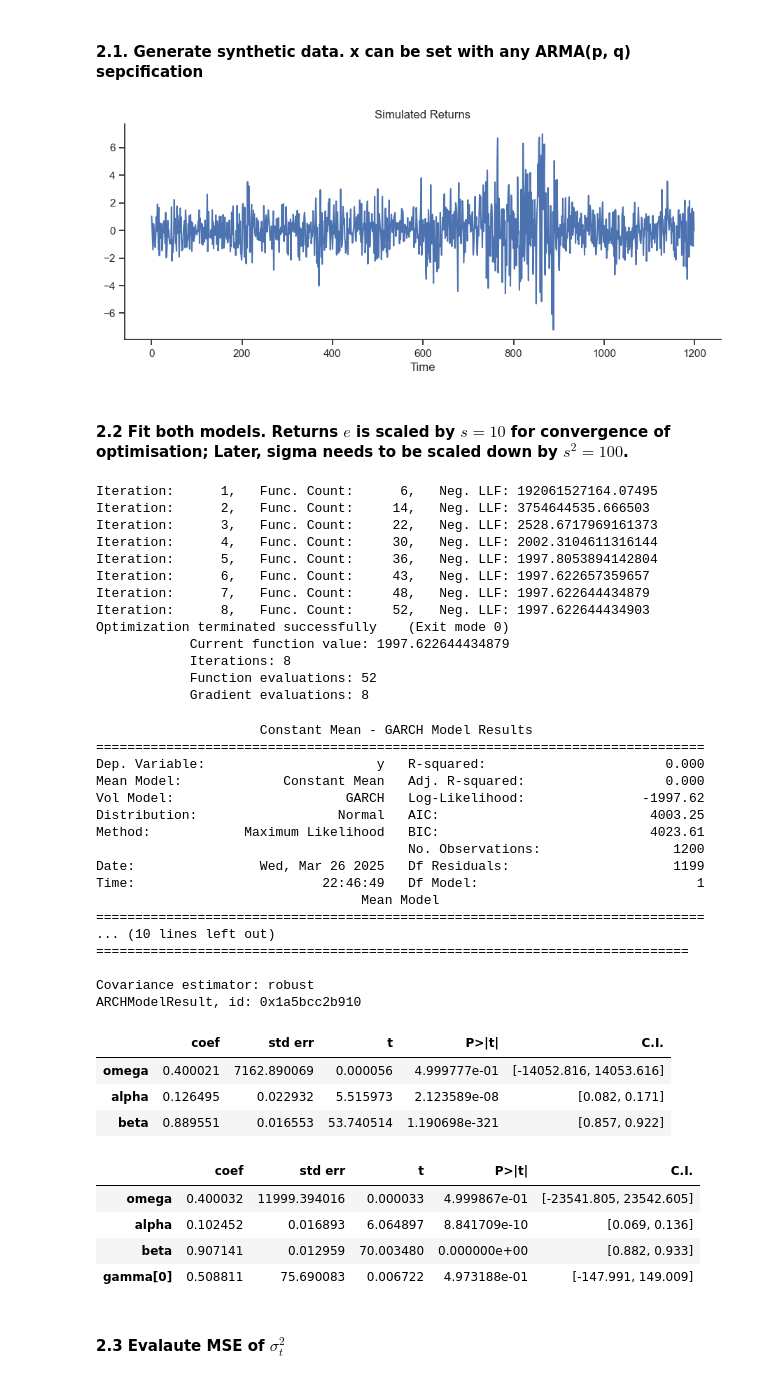
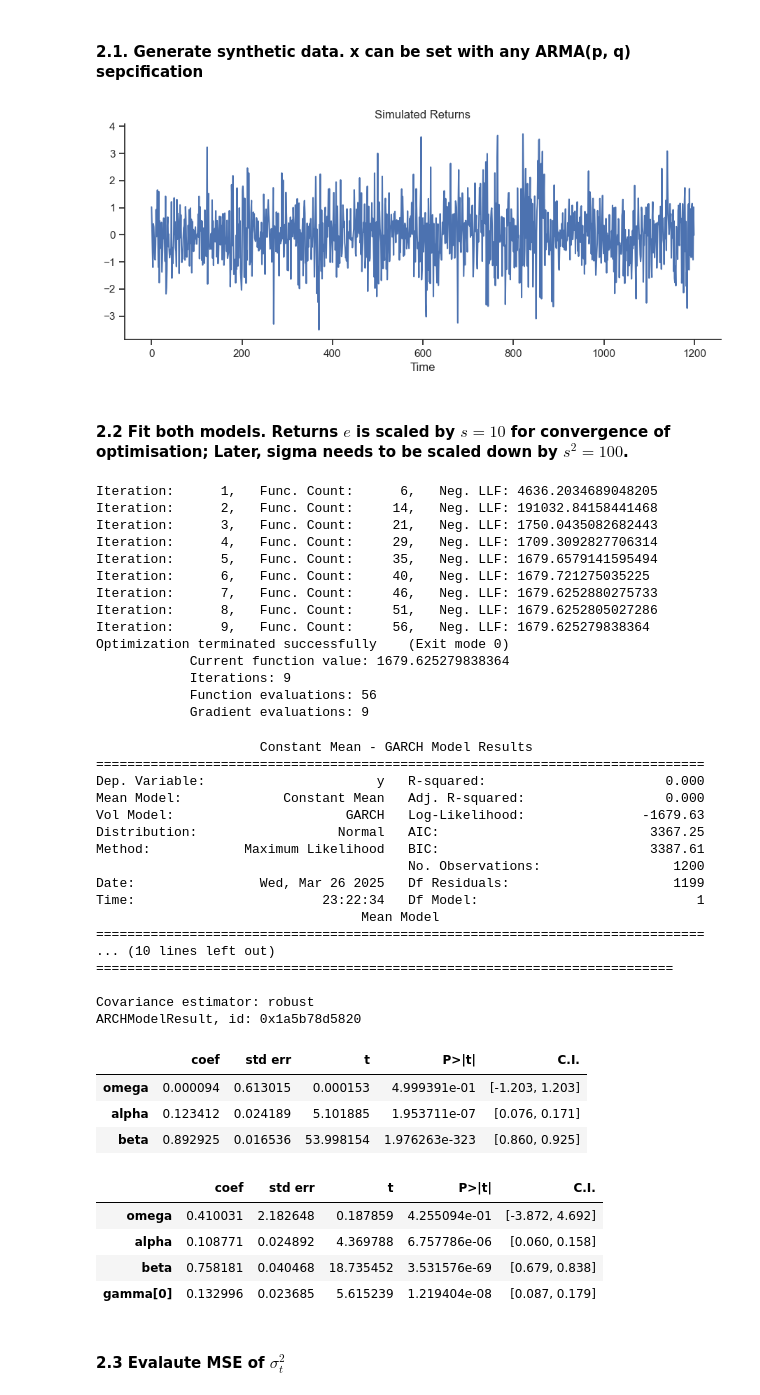
Before and after one commit to hwh1771/sentiment-analysis-volatility-forecasting, a Jupyter notebook: notebooks/05_simumlation_study.ipynb, the cells around one changed output. Saved outputs shown, nothing was run; the diff lists cells and outputs as text; code cells hidden in the pictures.

```diff
--- a/notebooks/05_simumlation_study.ipynb
+++ b/notebooks/05_simumlation_study.ipynb
@@ -91,9 +91,9 @@ T = 1200
 
 # Generate exo
 np.random.seed(19)
-x = generate_ARMA_data([0.4], [], T)
+x = generate_ARMA_data([0], [], T)
 
-params = (0.000471, 0.0633, 0.913, 0.0210) # (omega, alpha, beta, gamma)
+params = (0.000471, 0.0633, 0.803, 0.110) # (omega, alpha, beta, gamma)
 e, sigma2 = generate_GARCH_data(*params, T, x)
 # %%
 f, axs = plt.subplots(figsize=(11, 4))
@@ -102,64 +102,65 @@ plt.xlabel('Time')
 plt.title('Simulated Returns')
 plt.show()
 # %% [output]
-[figure, old version]
+[figure, new version]
 # %% [markdown]
 #### 2.2 Fit both models. Returns $e$ is scaled by $s=10$ for convergence of optimisation; Later, sigma needs to be scaled down by $s^2=100$.
 # %%
 arch_model(y=e, p=1, q=1).fit()
 # %% [output]
-Iteration:      1,   Func. Count:      6,   Neg. LLF: 192061527164.07495
-Iteration:      2,   Func. Count:     14,   Neg. LLF: 3754644535.666503
-Iteration:      3,   Func. Count:     22,   Neg. LLF: 2528.6717969161373
-Iteration:      4,   Func. Count:     30,   Neg. LLF: 2002.3104611316144
-Iteration:      5,   Func. Count:     36,   Neg. LLF: 1997.8053894142804
-Iteration:      6,   Func. Count:     43,   Neg. LLF: 1997.622657359657
-Iteration:      7,   Func. Count:     48,   Neg. LLF: 1997.622644434879
-Iteration:      8,   Func. Count:     52,   Neg. LLF: 1997.622644434903
+Iteration:      1,   Func. Count:      6,   Neg. LLF: 4636.2034689048205
+Iteration:      2,   Func. Count:     14,   Neg. LLF: 191032.84158441468
+Iteration:      3,   Func. Count:     21,   Neg. LLF: 1750.0435082682443
+Iteration:      4,   Func. Count:     29,   Neg. LLF: 1709.3092827706314
+Iteration:      5,   Func. Count:     35,   Neg. LLF: 1679.6579141595494
+Iteration:      6,   Func. Count:     40,   Neg. LLF: 1679.721275035225
+Iteration:      7,   Func. Count:     46,   Neg. LLF: 1679.6252880275733
+Iteration:      8,   Func. Count:     51,   Neg. LLF: 1679.6252805027286
+Iteration:      9,   Func. Count:     56,   Neg. LLF: 1679.625279838364
 Optimization terminated successfully    (Exit mode 0)
-            Current function value: 1997.622644434879
-            Iterations: 8
-            Function evaluations: 52
-            Gradient evaluations: 8
+            Current function value: 1679.625279838364
+            Iterations: 9
+            Function evaluations: 56
+            Gradient evaluations: 9
                      Constant Mean - GARCH Model Results
 ==============================================================================
 Dep. Variable:                      y   R-squared:                       0.000
 Mean Model:             Constant Mean   Adj. R-squared:                  0.000
-Vol Model:                      GARCH   Log-Likelihood:               -1997.62
-Distribution:                  Normal   AIC:                           4003.25
-Method:            Maximum Likelihood   BIC:                           4023.61
+Vol Model:                      GARCH   Log-Likelihood:               -1679.63
+Distribution:                  Normal   AIC:                           3367.25
+Method:            Maximum Likelihood   BIC:                           3387.61
                                         No. Observations:                 1200
 Date:                Wed, Mar 26 2025   Df Residuals:                     1199
-Time:                        22:46:49   Df Model:                            1
+Time:                        23:22:34   Df Model:                            1
                                   Mean Model
 ==============================================================================
 ... (10 lines left out)
-============================================================================
+==========================================================================
 
 Covariance estimator: robust
-ARCHModelResult, id: 0x1a5bcc2b910
+ARCHModelResult, id: 0x1a5b78d5820
 # %%
 # Fit without exogenous
 garch_without_exo = GARCH(p=1, q=1, z=0)
-garch_without_exo.train(1000* e, method='SLSQP', use_constraints=True)
+garch_without_exo.train(10* e, method='SLSQP', use_constraints=True)
 
 garch_without_exo.summary()
 # %% [output]
 |  | coef | std err | t | P>|t| | C.I. |
-| omega | 0.400021 | 7162.890069 | 0.000056 | 4.999777e-01 | [-14052.816, 14053.616] |
-| alpha | 0.126495 | 0.022932 | 5.515973 | 2.123589e-08 | [0.082, 0.171] |
-| beta | 0.889551 | 0.016553 | 53.740514 | 1.190698e-321 | [0.857, 0.922] |
+| omega | 0.000094 | 0.613015 | 0.000153 | 4.999391e-01 | [-1.203, 1.203] |
+| alpha | 0.123412 | 0.024189 | 5.101885 | 1.953711e-07 | [0.076, 0.171] |
+| beta | 0.892925 | 0.016536 | 53.998154 | 1.976263e-323 | [0.860, 0.925] |
 # %%
 garch_with_exo = GARCH(p=1, q=1, z=1)
-garch_with_exo.train(1000*e, x=10*np.array(x), method='SLSQP', use_constraints=True)
+garch_with_exo.train(10*e, x=10*np.array(x), method='SLSQP', use_constraints=True)
 
 garch_with_exo.summary()
 # %% [output]
 |  | coef | std err | t | P>|t| | C.I. |
-| omega | 0.400032 | 11999.394016 | 0.000033 | 4.999867e-01 | [-23541.805, 23542.605] |
-| alpha | 0.102452 | 0.016893 | 6.064897 | 8.841709e-10 | [0.069, 0.136] |
-| beta | 0.907141 | 0.012959 | 70.003480 | 0.000000e+00 | [0.882, 0.933] |
-| gamma[0] | 0.508811 | 75.690083 | 0.006722 | 4.973188e-01 | [-147.991, 149.009] |
+| omega | 0.410031 | 2.182648 | 0.187859 | 4.255094e-01 | [-3.872, 4.692] |
+| alpha | 0.108771 | 0.024892 | 4.369788 | 6.757786e-06 | [0.060, 0.158] |
+| beta | 0.758181 | 0.040468 | 18.735452 | 3.531576e-69 | [0.679, 0.838] |
+| gamma[0] | 0.132996 | 0.023685 | 5.615239 | 1.219404e-08 | [0.087, 0.179] |
 # %% [markdown]
 #### 2.3 Evalaute MSE of $\sigma_t^2$
 # %%
```
Also changed, not shown: parts of 4 cells of this notebook.
